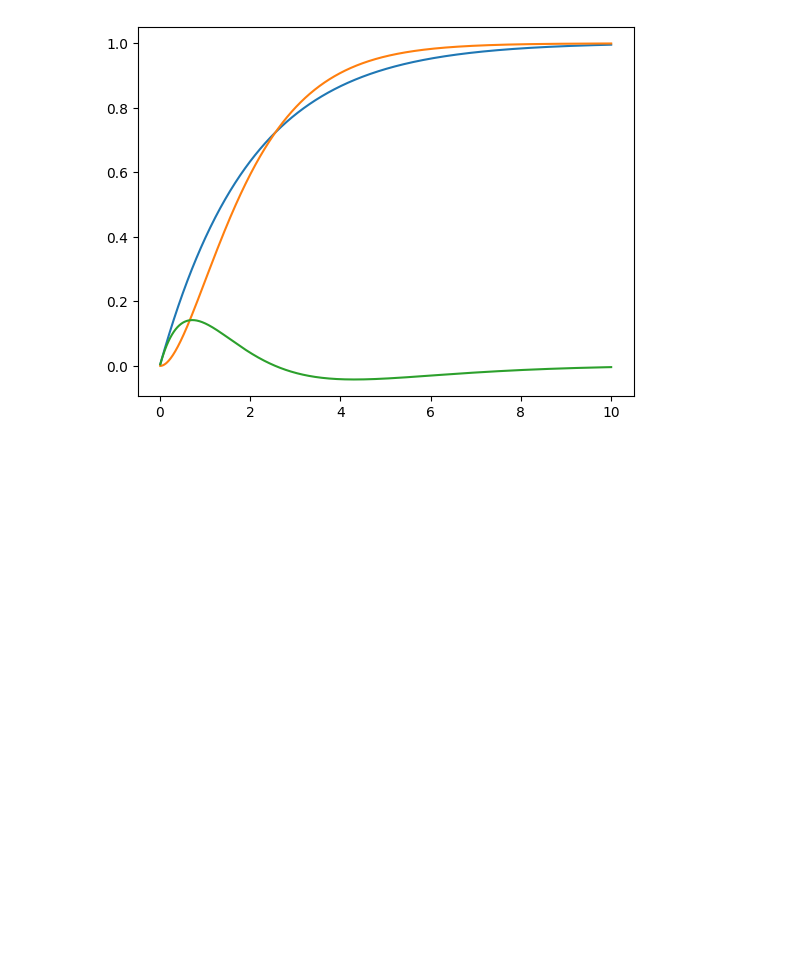
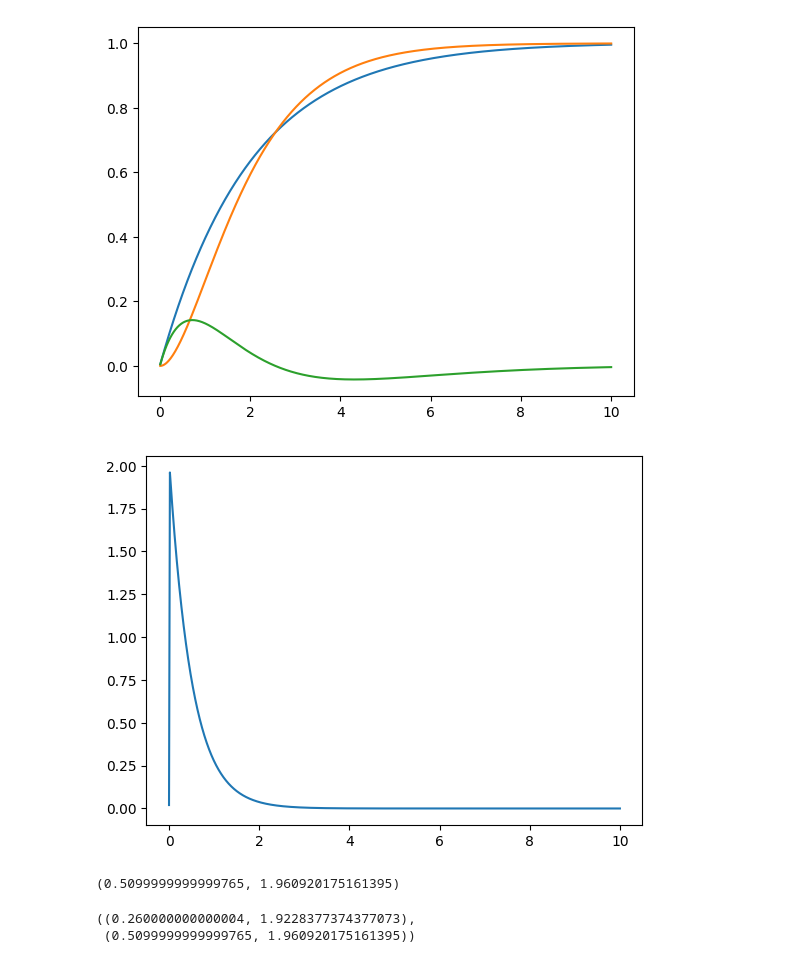
Before and after one commit to Lin-13/PySim, a Jupyter notebook: kalman.ipynb, the cells around one changed output. Cells and saved outputs as stored; diff of their text form; code cells hidden in the pictures; blank space fills up the shorter version.

```diff
--- a/kalman.ipynb
+++ b/kalman.ipynb
@@ -179,3 +179,28 @@ plt.plot(h[:,0],h[:,3])
 # %% [output]
 [<matplotlib.lines.Line2D at 0x...>]
 [figure]
+# %%
+# u = InputWarpper(1)
+T = 0.5
+timer = Timer(10,0.0002)
+t1 = Transfer((1,),(T,1),timer=timer)
+u = TimerVariable(timer,sigma)
+t1.u = u
+y = t1.simulate()
+T2 = y[np.where(y[:,1]>(1/(T*np.e)))[0][-1],0],np.max(y[:,1])
+T2
+# %% [output]
+[figure, added]
+(0.5099999999999765, 1.960920175161395)
+# %%
+con1 = Concat([u,t1],(1,-1))
+t1.u = con1
+y1 =t1.simulate(False)
+t1.u = u
+y2 = t1.simulate(False)
+T1 = y1[np.where(y1[:,1]>(1/(T*np.e)))[0][-1],0],np.max(y1[:,1])
+T2 = y2[np.where(y2[:,1]>(1/(T*np.e)))[0][-1],0],np.max(y2[:,1])
+T1,T2
+# %% [output]
+((0.260000000000004, 1.9228377374377073),
+ (0.5099999999999765, 1.960920175161395))
```
Also changed, not shown: parts of 3 cells of this notebook, 3 other files.
